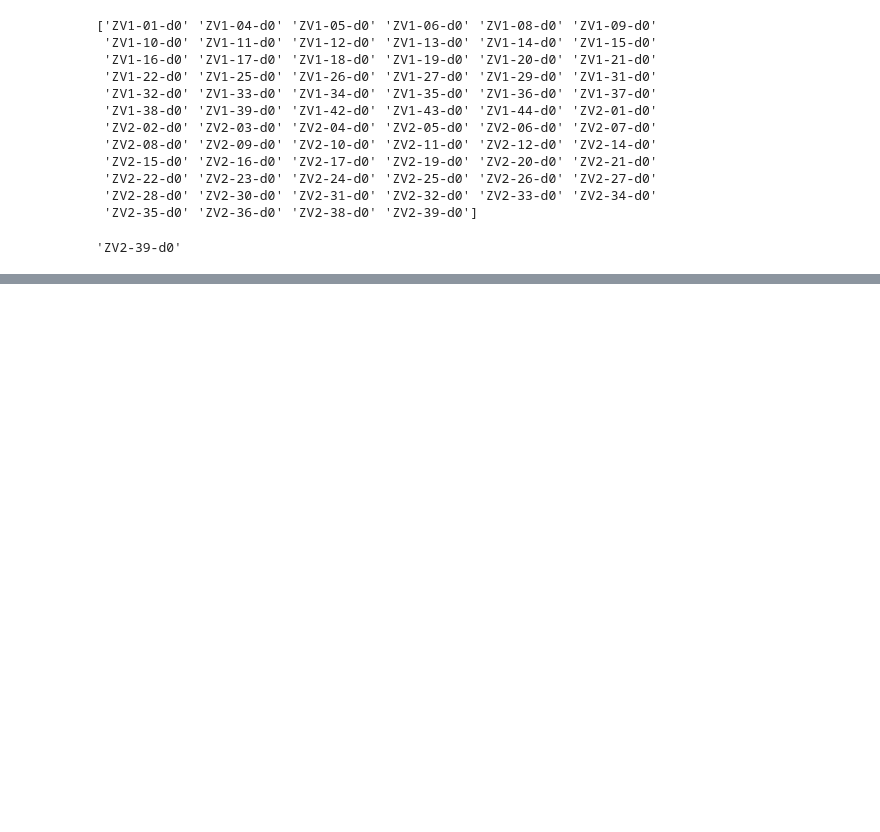
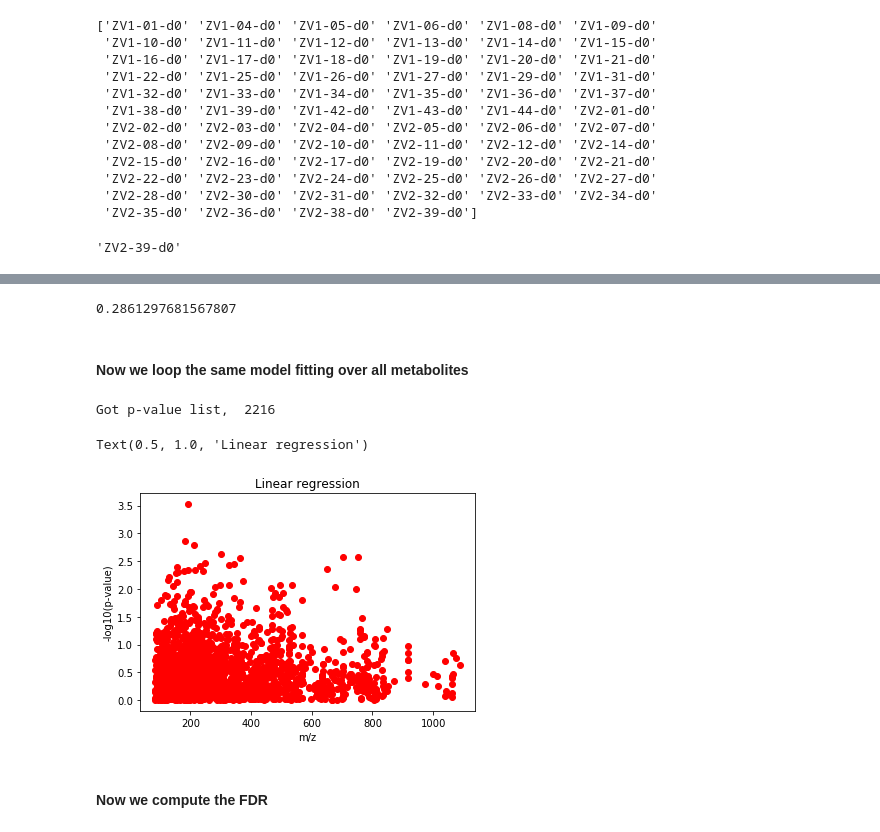
Before and after one commit to shuzhao-li-lab/espol-workshop, a Jupyter notebook: day4_handon_MWAS.ipynb, the cells around one changed output, grey strips where cells are left out. Cells and saved outputs as stored; diff of their text form; code cells hidden in the pictures; blank space fills up the shorter version.

```diff
--- a/day4_handon_MWAS.ipynb
+++ b/day4_handon_MWAS.ipynb
@@ -242,0 +302,4 @@ print(len(set(dem_ids).intersection(set(wanted_ids))))
+# %%
+antibody_list = [abdict[x] for x in common_subjs]
+# have a look at first 5 values
+antibody_list[:5]
@@ -242,0 +353,8 @@ print(len(set(dem_ids).intersection(set(wanted_ids))))
+# %%
+# For one metabolite, this looks like
+
+DF = pd.DataFrame({"antibody": antibody_list,
+                  "age": agelist,
+                  "sex": sexlist,
+                  "M": list(metabo2.values[1:,1])})
+DF
@@ -242,0 +380,5 @@ print(len(set(dem_ids).intersection(set(wanted_ids))))
+# %%
+# For one metabolite, the model (OLS) is like
+
+model = ols("antibody ~ M + age + sex", DF).fit()
+print(model.summary())
@@ -242,0 +403,37 @@ print(len(set(dem_ids).intersection(set(wanted_ids))))
+# %%
+# to get p-value on the metabolite:
+model.pvalues.loc['M']
+# %% [output]
+0.2861297681567807
+# %% [markdown]
+#### Now we loop the same model fitting over all metabolites
+# %%
+plist = []
+
+# we have 2216 metabolite features
+for ii in range(2216):
+    DF = pd.DataFrame({"antibody": antibody_list,
+                  "age": agelist,
+                  "sex": sexlist,
+                  "M": list(metabo2.values[1:,ii])})
+    model = ols("antibody ~ M + age + sex", DF).fit()
+    plist.append( model.pvalues.loc['M'] )
+
+print("Got p-value list, ", len(plist))
+# %% [output]
+Got p-value list,  2216
+# %%
+# We did not change the order of metabolite features, so the mzlist is still valid
+# Manhattan plot, using p-values from above Spearman rank correlation
+LGpval3 = [-np.log10(x) for x in plist]
+
+# this makes Manhattan plot, -log10(p-value) vs mz
+plt.scatter(mzlist, LGpval3, c='red')
+plt.xlabel("m/z")
+plt.ylabel("-log10(p-value)")
+plt.title("Linear regression")
+# %% [output]
+Text(0.5, 1.0, 'Linear regression')
+[figure, added]
+# %% [markdown]
+#### Now we compute the FDR
```
Also changed, not shown: parts of 13 cells of this notebook.
